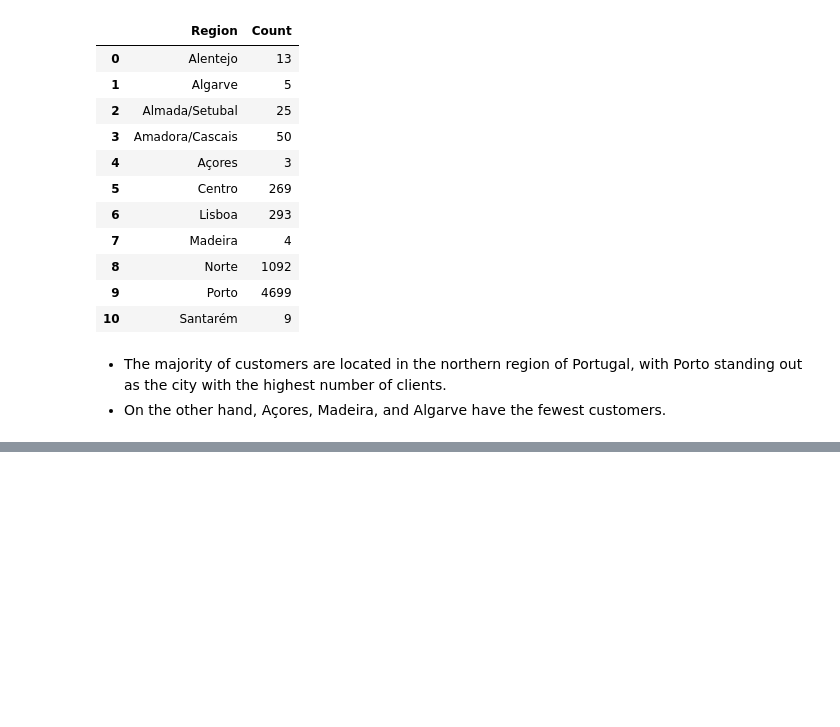
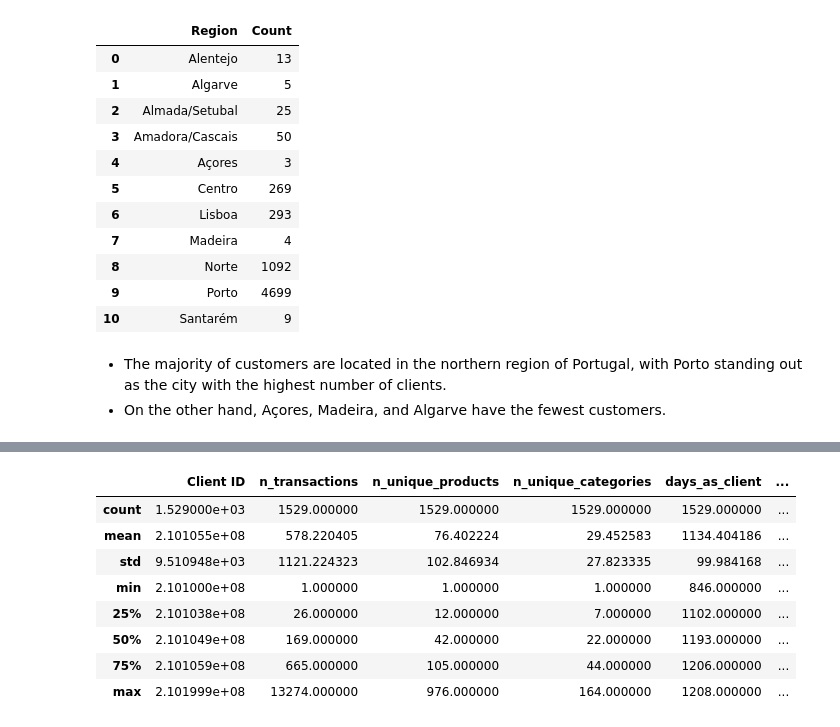
Before and after one commit to mariacpereira/teste-maria, a Jupyter notebook: Case_3.ipynb, the cells around one changed output, grey strips where cells are left out. Saved outputs shown, nothing was run; the diff lists cells and outputs as text; code cells hidden in the pictures; blank space fills up the shorter version.

```diff
--- a/Case_3.ipynb
+++ b/Case_3.ipynb
@@ -543,0 +595,13 @@ region_count
+# %%
+# Summary statistics for all numerical features
+features_clientes.describe()
+# %% [output]
+|  | Client ID | n_transactions | n_unique_products | n_unique_categories | days_as_client | ... |
+| count | 1.529000e+03 | 1529.000000 | 1529.000000 | 1529.000000 | 1529.000000 | ... |
+| mean | 2.101055e+08 | 578.220405 | 76.402224 | 29.452583 | 1134.404186 | ... |
+| std | 9.510948e+03 | 1121.224323 | 102.846934 | 27.823335 | 99.984168 | ... |
+| min | 2.101000e+08 | 1.000000 | 1.000000 | 1.000000 | 846.000000 | ... |
+| 25% | 2.101038e+08 | 26.000000 | 12.000000 | 7.000000 | 1102.000000 | ... |
+| 50% | 2.101049e+08 | 169.000000 | 42.000000 | 22.000000 | 1193.000000 | ... |
+| 75% | 2.101059e+08 | 665.000000 | 105.000000 | 44.000000 | 1206.000000 | ... |
+| max | 2.101999e+08 | 13274.000000 | 976.000000 | 164.000000 | 1208.000000 | ... |
```
Also changed, not shown: parts of 14 cells of this notebook.
